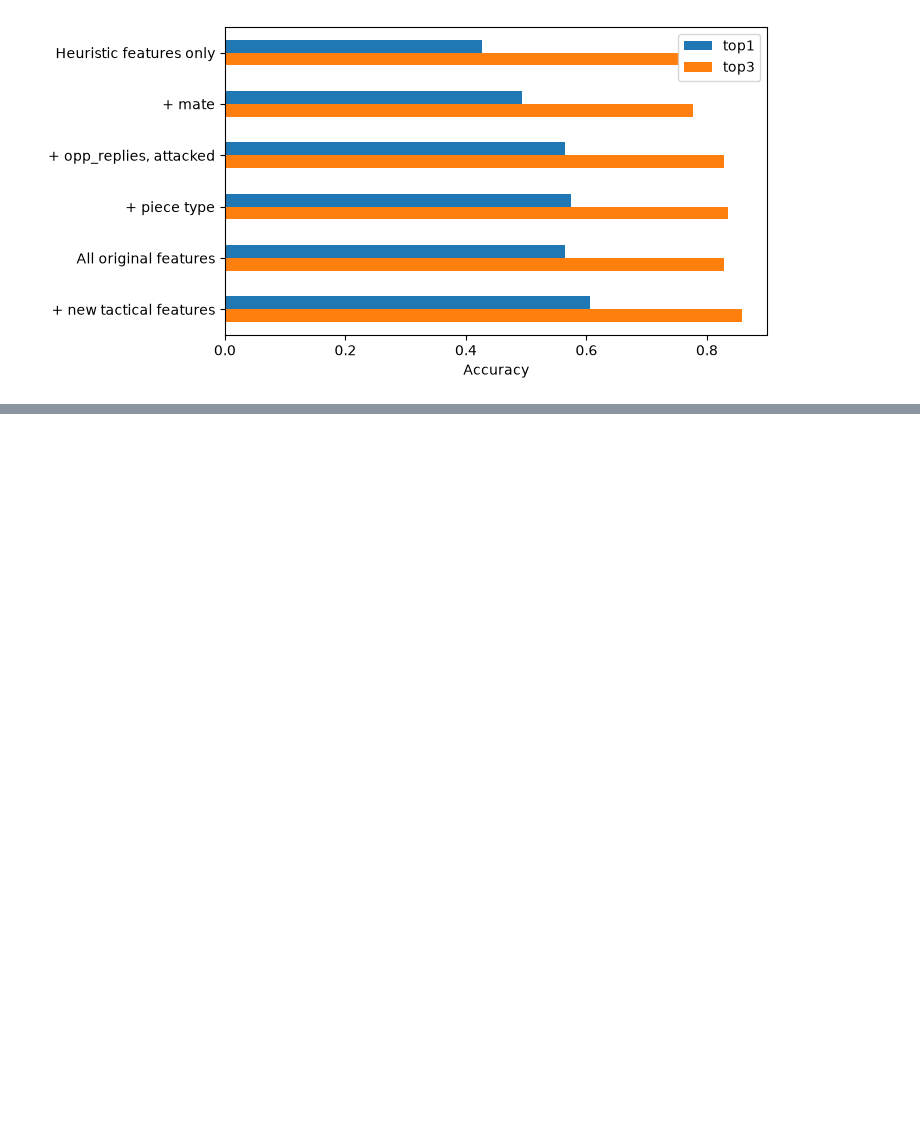
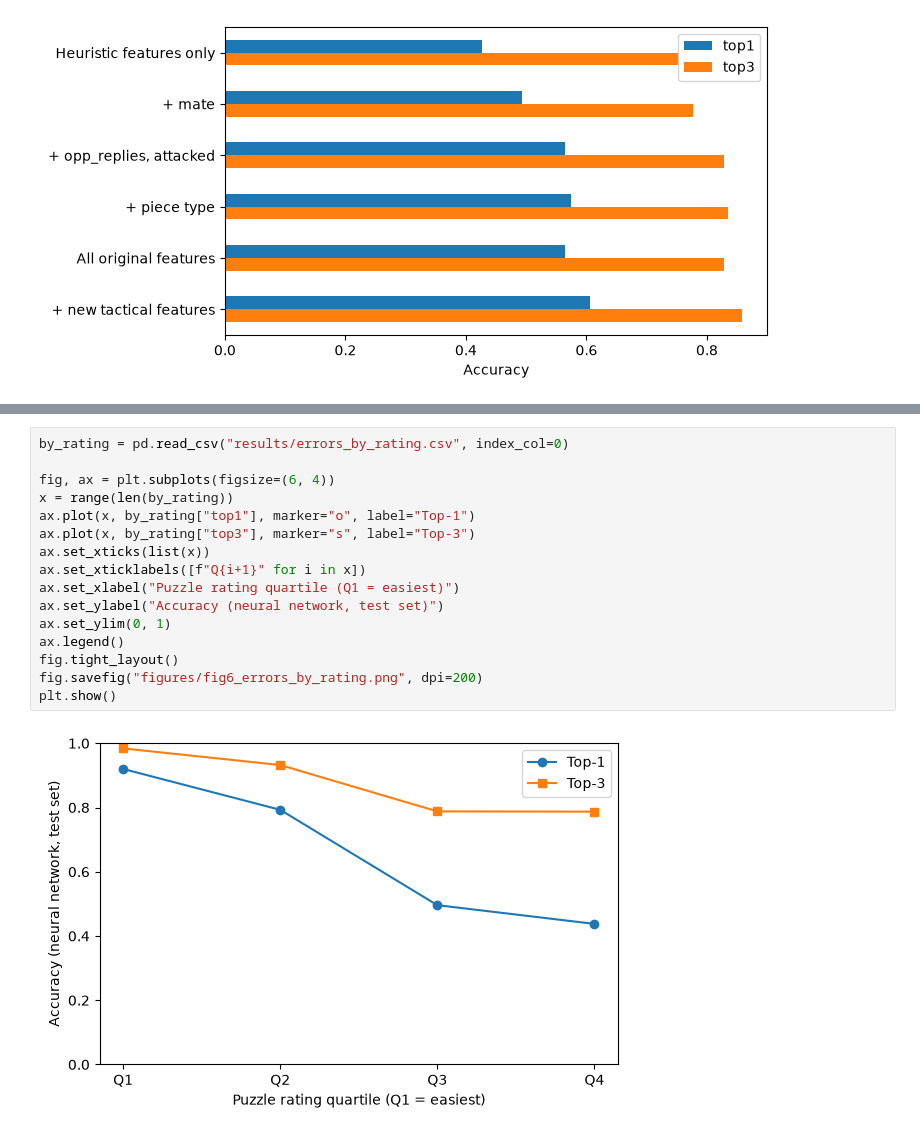
Before and after one commit to annamodolo/Predicting-Tactical-Chess-Decisions, a Jupyter notebook: 04_figures_tables.ipynb, the cells around one changed output, grey strips where cells are left out. Drawn from its saved outputs; the diff is of its cells as text; blank space fills up the shorter version.

```diff
--- a/04_figures_tables.ipynb
+++ b/04_figures_tables.ipynb
@@ -86,0 +95,18 @@ plt.show()
+# %%
+by_rating = pd.read_csv("results/errors_by_rating.csv", index_col=0)
+
+fig, ax = plt.subplots(figsize=(6, 4))
+x = range(len(by_rating))
+ax.plot(x, by_rating["top1"], marker="o", label="Top-1")
+ax.plot(x, by_rating["top3"], marker="s", label="Top-3")
+ax.set_xticks(list(x))
+ax.set_xticklabels([f"Q{i+1}" for i in x])
+ax.set_xlabel("Puzzle rating quartile (Q1 = easiest)")
+ax.set_ylabel("Accuracy (neural network, test set)")
+ax.set_ylim(0, 1)
+ax.legend()
+fig.tight_layout()
+fig.savefig("figures/fig6_errors_by_rating.png", dpi=200)
+plt.show()
+# %% [output]
+[figure, added]
```
Also changed, not shown: parts of 2 cells of this notebook, 2 other files.
